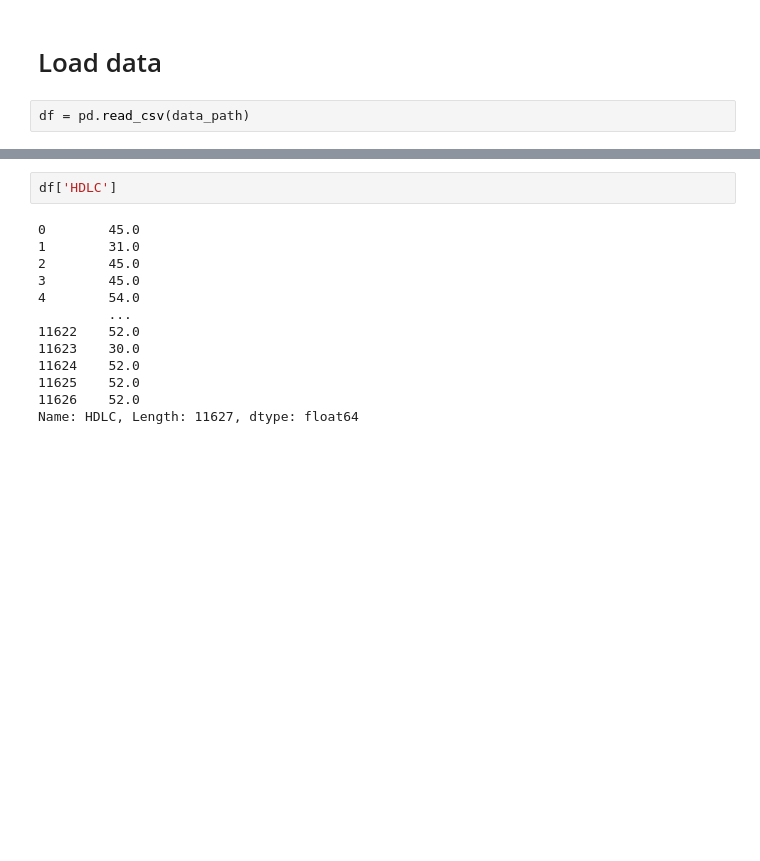
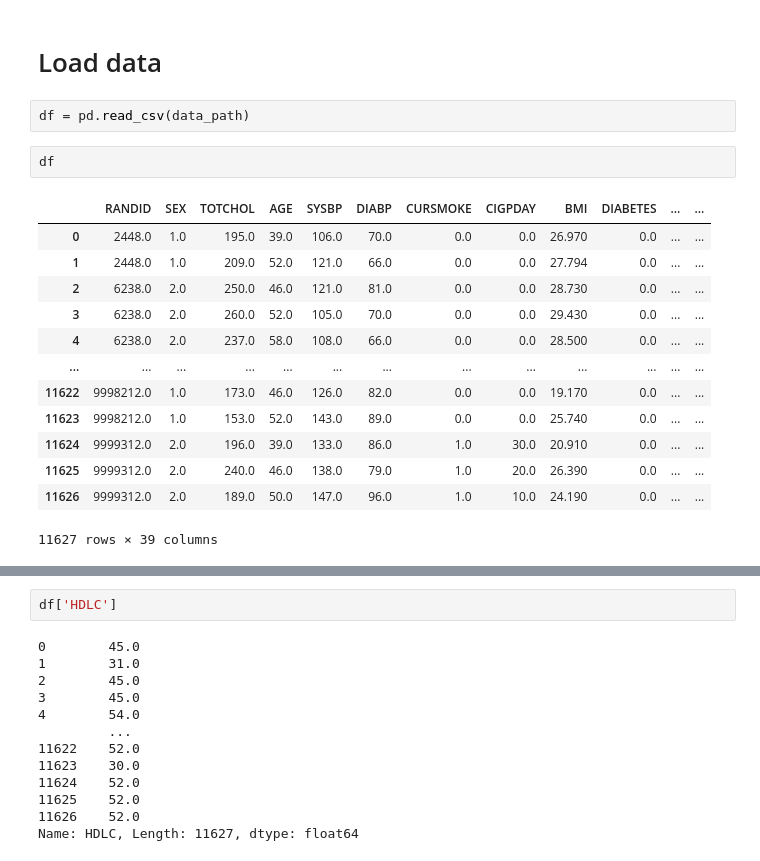
Before and after one commit to ninous-dev/heart-prediction, a Jupyter notebook: decision_tree.ipynb, the cells around one changed output, grey strips where cells are left out. Cells and saved outputs as stored; diff of their text form; blank space fills up the shorter version.

```diff
--- a/decision_tree.ipynb
+++ b/decision_tree.ipynb
@@ -14,6 +14,22 @@ data_path = "data/clean_data.csv"
 # Load data
 # %%
 df = pd.read_csv(data_path)
+# %%
+df
+# %% [output]
+|  | RANDID | SEX | TOTCHOL | AGE | SYSBP | DIABP | CURSMOKE | CIGPDAY | BMI | DIABETES | ... | ... |
+| 0 | 2448.0 | 1.0 | 195.0 | 39.0 | 106.0 | 70.0 | 0.0 | 0.0 | 26.970 | 0.0 | ... | ... |
+| 1 | 2448.0 | 1.0 | 209.0 | 52.0 | 121.0 | 66.0 | 0.0 | 0.0 | 27.794 | 0.0 | ... | ... |
+| 2 | 6238.0 | 2.0 | 250.0 | 46.0 | 121.0 | 81.0 | 0.0 | 0.0 | 28.730 | 0.0 | ... | ... |
+| 3 | 6238.0 | 2.0 | 260.0 | 52.0 | 105.0 | 70.0 | 0.0 | 0.0 | 29.430 | 0.0 | ... | ... |
+| 4 | 6238.0 | 2.0 | 237.0 | 58.0 | 108.0 | 66.0 | 0.0 | 0.0 | 28.500 | 0.0 | ... | ... |
+| ... | ... | ... | ... | ... | ... | ... | ... | ... | ... | ... | ... | ... |
+| 11622 | 9998212.0 | 1.0 | 173.0 | 46.0 | 126.0 | 82.0 | 0.0 | 0.0 | 19.170 | 0.0 | ... | ... |
+| 11623 | 9998212.0 | 1.0 | 153.0 | 52.0 | 143.0 | 89.0 | 0.0 | 0.0 | 25.740 | 0.0 | ... | ... |
+| 11624 | 9999312.0 | 2.0 | 196.0 | 39.0 | 133.0 | 86.0 | 1.0 | 30.0 | 20.910 | 0.0 | ... | ... |
+| 11625 | 9999312.0 | 2.0 | 240.0 | 46.0 | 138.0 | 79.0 | 1.0 | 20.0 | 26.390 | 0.0 | ... | ... |
+| 11626 | 9999312.0 | 2.0 | 189.0 | 50.0 | 147.0 | 96.0 | 1.0 | 10.0 | 24.190 | 0.0 | ... | ... |
+11627 rows × 39 columns
 # %%
 df.shape
 # %% [output]
```
Also changed, not shown: parts of 14 cells of this notebook, 1 other file.
